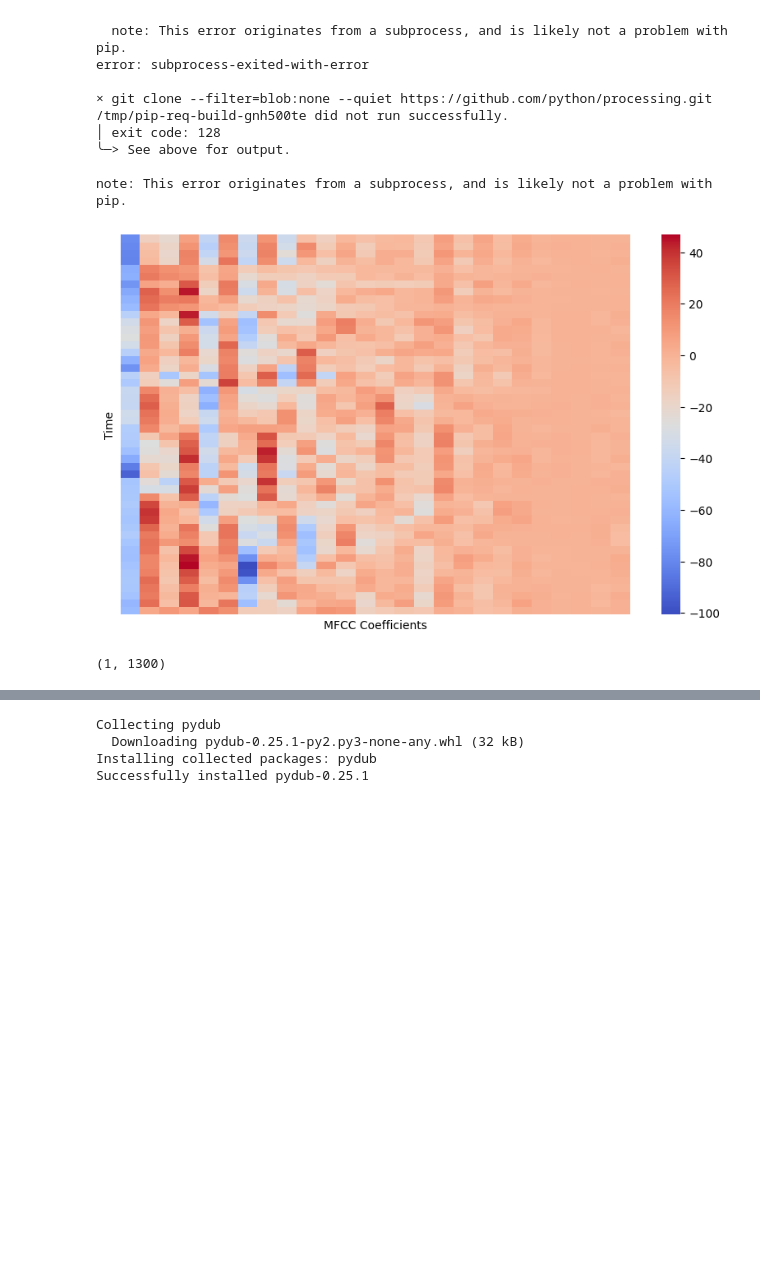
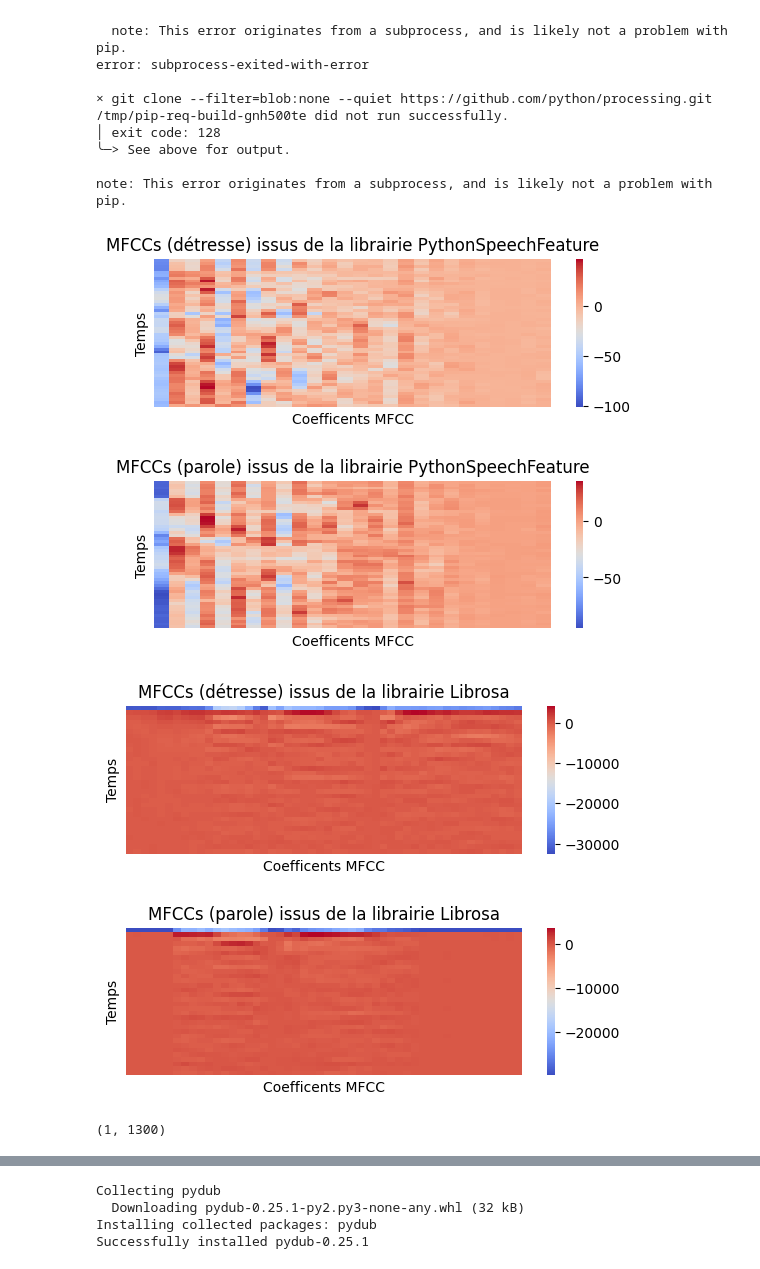
Before and after one commit to Lucas-hearc/KeywordSpotting, a Jupyter notebook: RCNN_KWS.ipynb, the cells around one changed output, grey strips where cells are left out. Drawn from its saved outputs; the diff is of its cells as text; code cells hidden in the pictures; blank space fills up the shorter version.

```diff
--- a/RCNN_KWS.ipynb
+++ b/RCNN_KWS.ipynb
@@ -75,56 +75,78 @@ import functions
 import feature
 import processing
 from python_speech_features import mfcc
 from python_speech_features import delta
 
 
-audioFile = '/content/drive/MyDrive/DATA/data/data/training/parole/Parole.unknown.40foevmq.ingestion-dffd874c6-lzqhq.s1.wav'
+audioFileParole = '/content/drive/MyDrive/DATA/data/data/training/detresse/Detresse.au secour.3rv60cmk.ingestion-5877979785-fpttj.s12.wav'
+audioFileDetresse = '/content/drive/MyDrive/DATA/data/data/training/parole/Parole.unknown.40foevmq.ingestion-dffd874c6-lzqhq.s1.wav'
 
 # Paramètres MFCC
 nmfcc = 32
 frame_length = 0.02
 frame_stride = 0.02
 filter_number = 256
 
-audio, sr = librosa.load(audioFile)
+audioParole, srParole = librosa.load(audioFileParole)
+audioDetresse, srDetresse =librosa.load(audioFileDetresse)
 
-mfcc_feat1 = mfcc(signal=audio, samplerate=sr, winlen=frame_length, winstep=frame_stride, numcep=nmfcc,appendEnergy=False)
-mfcc_feat2 = librosa.feature.mfcc(
-    y=audio,
-    sr=sr,
+
+mfccPSFParole = mfcc(signal=audioParole, samplerate=srParole, winlen=frame_length, winstep=frame_stride, numcep=nmfcc,appendEnergy=False)
+mfccPSFDetresse= mfcc(signal=audioDetresse, samplerate=srDetresse, winlen=frame_length, winstep=frame_stride, numcep=nmfcc,appendEnergy=False)
+mfccLIBROSAParole = librosa.feature.mfcc(
+    y=audioParole,
+    sr=srParole,
     n_mfcc=nmfcc,
-    hop_length=int(sr * frame_stride),
-    n_fft=int(sr * frame_length),
+    hop_length=int(srParole * frame_stride),
+    n_fft=int(srParole * frame_length),
     n_mels=filter_number,
-    win_length=int(sr * frame_length),
+    win_length=int(srParole * frame_length),
+    center=False,
+    htk=True,
+    norm=None)
+mfccLIBROSADetresse = librosa.feature.mfcc(
+    y=audioDetresse,
+    sr=srDetresse,
+    n_mfcc=nmfcc,
+    hop_length=int(srDetresse * frame_stride),
+    n_fft=int(srDetresse * frame_length),
+    n_mels=filter_number,
+    win_length=int(srDetresse * frame_length),
     center=False,
     htk=True,
     norm=None)
 # Tracer la heatmap
 plt.figure()
 plt.subplot(2,1,1)
-seaborn.heatmap(data=mfcc_feat1, cmap='coolwarm', xticklabels=False, yticklabels=False)
+seaborn.heatmap(data=mfccPSFDetresse, cmap='coolwarm', xticklabels=False, yticklabels=False)
 plt.xlabel('Coefficents MFCC')
 plt.ylabel('Temps')
-plt.title("MFCC issus de la librairie LIBROSA")
+plt.title("MFCCs (détresse) issus de la librairie PythonSpeechFeature")
 plt.subplot(2,1,2)
-seaborn.heatmap(data=mfcc_feat1, cmap='coolwarm', xticklabels=False, yticklabels=False)
+seaborn.heatmap(data=mfccPSFParole, cmap='coolwarm', xticklabels=False, yticklabels=False)
+plt.subplots_adjust(hspace=0.5)
 plt.xlabel('Coefficents MFCC')
 plt.ylabel('Temps')
-plt.title("MFCC issus de la librairie LIBROSA")
-
-# Ajouter les titres des axes
-plt.xlabel('MFCC Coefficients')
-plt.ylabel('Time')
-
-# Afficher le tracé
+plt.title("MFCCs (parole) issus de la librairie PythonSpeechFeature")
 plt.show()
 
-mfcc_feat = mfcc_feat1.flatten()
-mfcc_feat = np.expand_dims(mfcc_feat, axis=0)
-print(np.shape(mfcc_feat))
+# Tracer la heatmap
+plt.figure()
+plt.subplot(2,1,1)
+seaborn.heatmap(data=mfccLIBROSADetresse, cmap='coolwarm', xticklabels=False, yticklabels=False)
+plt.xlabel('Coefficents MFCC')
+plt.ylabel('Temps')
+plt.title("MFCCs (détresse) issus de la librairie Librosa")
+plt.subplot(2,1,2)
+seaborn.heatmap(data=mfccLIBROSAParole, cmap='coolwarm', xticklabels=False, yticklabels=False)
+plt.subplots_adjust(hspace=0.5)
+plt.xlabel('Coefficents MFCC')
+plt.ylabel('Temps')
+plt.title("MFCCs (parole) issus de la librairie Librosa")
+plt.show()
 # %% [output]
-[figure, old version]
+[figure, new version]
+[figure, added]
 (1, 1300)
 # %%
 !pip install python_speech_features
```
Also changed, not shown: parts of 12 cells of this notebook.
